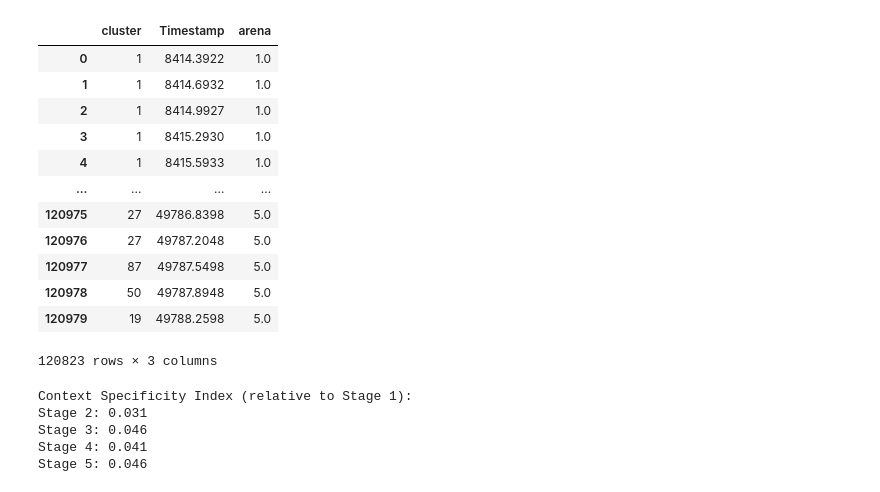
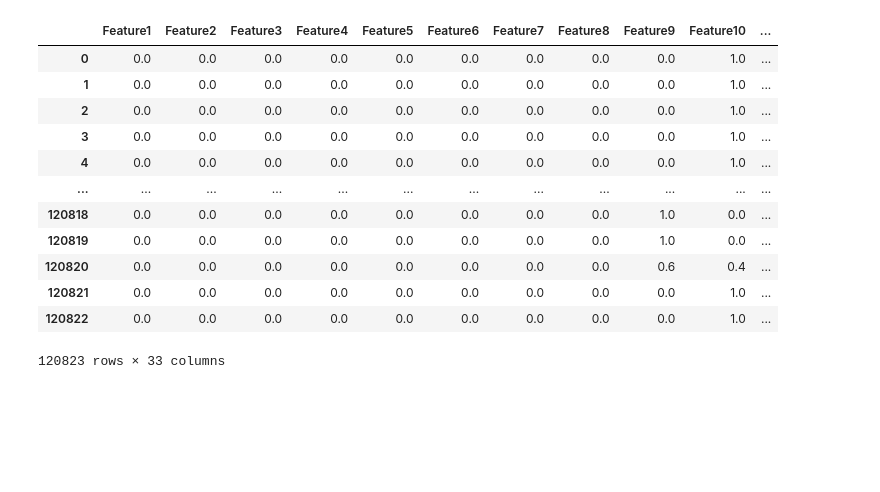
Before and after one commit to Ganglia-Guardian/AccelCluster-Visualizations, a Jupyter notebook: metrics_mitopark.ipynb, the cells around one changed output. Drawn from its saved outputs; the diff is of its cells as text; code cells hidden in the pictures; blank space fills up the shorter version.

```diff
--- a/metrics_mitopark.ipynb
+++ b/metrics_mitopark.ipynb
@@ -78,22 +19,31 @@ clusters_data
 # %%
-# clusters_data = clusters_data.drop(0, axis=1)
-clusters_data = clusters_data.rename(columns={ 'ClusterIdx' : 'cluster'})
-clusters_data = clusters_data.rename(columns={ 'Folder_Name': 'stage'})
+# Preprocessing
+
+clusters_data = pd.read_csv( filename )
+clusters_data = clusters_data.dropna()
+
+unique_weeks = sorted(clusters_data["Week_Number"].unique())
+week_map = {week: i+1 for i, week in enumerate(unique_weeks)}
+
+clusters_data["Week_Number"] = clusters_data["Week_Number"].replace(week_map)
+
+clusters_data = clusters_data.rename(columns={ 'Cluster' : 'cluster'})
+clusters_data = clusters_data.rename(columns={ 'Week_Number': 'stage'})
 
 n_clusters = int(clusters_data['cluster'].max()) + 1
 
 clusters_data
 # %% [output]
-|  | cluster | Timestamp | arena |
-| 0 | 1 | 8414.3922 | 1.0 |
-| 1 | 1 | 8414.6932 | 1.0 |
-| 2 | 1 | 8414.9927 | 1.0 |
-| 3 | 1 | 8415.2930 | 1.0 |
-| 4 | 1 | 8415.5933 | 1.0 |
-| ... | ... | ... | ... |
-| 120975 | 27 | 49786.8398 | 5.0 |
-| 120976 | 27 | 49787.2048 | 5.0 |
-| 120977 | 87 | 49787.5498 | 5.0 |
-| 120978 | 50 | 49787.8948 | 5.0 |
-| 120979 | 19 | 49788.2598 | 5.0 |
+|  | Feature1 | Feature2 | Feature3 | Feature4 | Feature5 | Feature6 | Feature7 | Feature8 | Feature9 | Feature10 | ... |
+| 0 | 0.0 | 0.0 | 0.0 | 0.0 | 0.0 | 0.0 | 0.0 | 0.0 | 0.0 | 1.0 | ... |
+| 1 | 0.0 | 0.0 | 0.0 | 0.0 | 0.0 | 0.0 | 0.0 | 0.0 | 0.0 | 1.0 | ... |
+| 2 | 0.0 | 0.0 | 0.0 | 0.0 | 0.0 | 0.0 | 0.0 | 0.0 | 0.0 | 1.0 | ... |
+| 3 | 0.0 | 0.0 | 0.0 | 0.0 | 0.0 | 0.0 | 0.0 | 0.0 | 0.0 | 1.0 | ... |
+| 4 | 0.0 | 0.0 | 0.0 | 0.0 | 0.0 | 0.0 | 0.0 | 0.0 | 0.0 | 1.0 | ... |
+| ... | ... | ... | ... | ... | ... | ... | ... | ... | ... | ... | ... |
+| 120818 | 0.0 | 0.0 | 0.0 | 0.0 | 0.0 | 0.0 | 0.0 | 0.0 | 1.0 | 0.0 | ... |
+| 120819 | 0.0 | 0.0 | 0.0 | 0.0 | 0.0 | 0.0 | 0.0 | 0.0 | 1.0 | 0.0 | ... |
+| 120820 | 0.0 | 0.0 | 0.0 | 0.0 | 0.0 | 0.0 | 0.0 | 0.0 | 0.6 | 0.4 | ... |
+| 120821 | 0.0 | 0.0 | 0.0 | 0.0 | 0.0 | 0.0 | 0.0 | 0.0 | 0.0 | 1.0 | ... |
+| 120822 | 0.0 | 0.0 | 0.0 | 0.0 | 0.0 | 0.0 | 0.0 | 0.0 | 0.0 | 1.0 | ... |
-120823 rows × 3 columns
+120823 rows × 33 columns
@@ -108,30 +49,0 @@ df_stage5 = clusters_data[clusters_data['stage'] == 5 ].reset_index(drop=True)
-# %%
-# Context Specificity Index
-
-# Get cluster sets for each stage
-clusters_stage1 = set(df_stage1['cluster'].unique())
-clusters_stage2 = set(df_stage2['cluster'].unique())
-clusters_stage3 = set(df_stage3['cluster'].unique())
-clusters_stage4 = set(df_stage4['cluster'].unique())
-clusters_stage5 = set(df_stage5['cluster'].unique())
-
-# Compute CSI relative to Stage 1
-def compute_csi(stage_clusters, ref_clusters):
-    return (len(stage_clusters) - len(ref_clusters)) / (len(stage_clusters) + len(ref_clusters))
-
-csi_stage2 = compute_csi(clusters_stage2, clusters_stage1)
-csi_stage3 = compute_csi(clusters_stage3, clusters_stage1)
-csi_stage4 = compute_csi(clusters_stage4, clusters_stage1)
-csi_stage5 = compute_csi(clusters_stage5, clusters_stage1)
-
-print("Context Specificity Index (relative to Stage 1):")
-for i, csi in enumerate([csi_stage2, csi_stage3, csi_stage4, csi_stage5], start=2):
-    print(f"Stage {i}: {csi:.3f}")
-
-# > 0 --> there are more unique clusters that were expressed in stage x when compared to stage 1. doesn't indicate any overlap in clusters, just the number expressed in each stage
-# %% [output]
-Context Specificity Index (relative to Stage 1):
-Stage 2: 0.031
-Stage 3: 0.046
-Stage 4: 0.041
-Stage 5: 0.046
```
Also changed, not shown: parts of 18 cells of this notebook.
